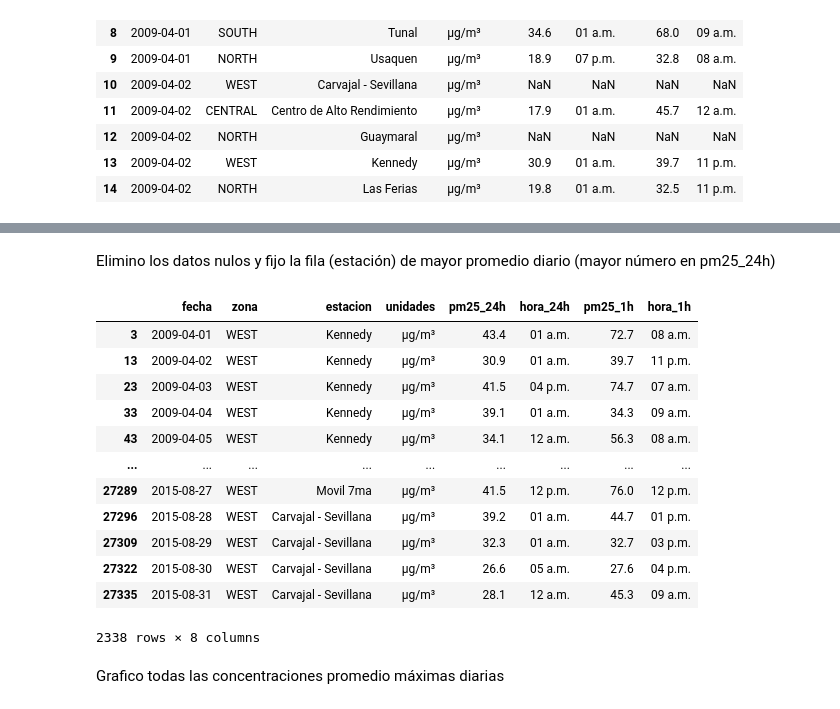
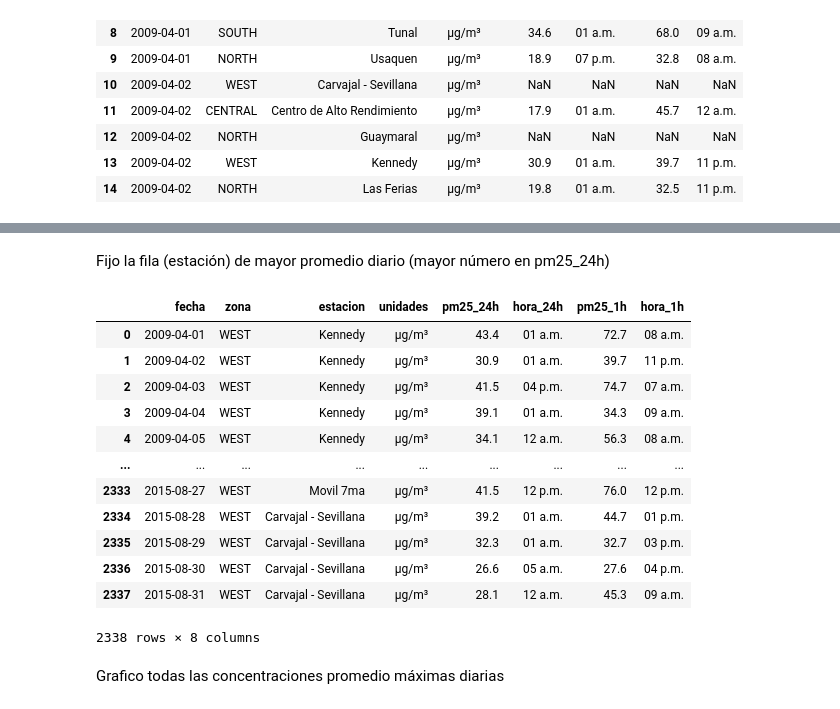
Before and after one commit to Aleja-Gonzalez/PI, a Jupyter notebook: Análisis.ipynb, the cells around one changed output, grey strips where cells are left out. Saved outputs shown, nothing was run; the diff lists cells and outputs as text; code cells hidden in the pictures.

```diff
--- a/Análisis.ipynb
+++ b/Análisis.ipynb
@@ -64,22 +163,23 @@ datos["fecha"] = pd.to_datetime(datos["fecha"])
 # %% [markdown]
-Elimino los datos nulos y fijo la fila (estación) de mayor promedio diario (mayor número en pm25_24h)
+Fijo la fila (estación) de mayor promedio diario (mayor número en pm25_24h)
 # %%
-datos_validos = datos.dropna(subset=["pm25_24h"])
-filas_maximas = datos_validos.loc[datos_validos.groupby("fecha")["pm25_24h"].idxmax()]
+datos_limpios = datos_validos[datos_validos['Cluster'] == 0]
+filas_maximas = datos_limpios.loc[datos_limpios.groupby("fecha")["pm25_24h"].idxmax()].drop(columns=["Cluster"])
+filas_maximas = filas_maximas.sort_values(by="fecha").reset_index(drop=True)
 filas_maximas
 # %% [output]
 |  | fecha | zona | estacion | unidades | pm25_24h | hora_24h | pm25_1h | hora_1h |
-| 3 | 2009-04-01 | WEST | Kennedy | µg/m³ | 43.4 | 01 a.m. | 72.7 | 08 a.m. |
-| 13 | 2009-04-02 | WEST | Kennedy | µg/m³ | 30.9 | 01 a.m. | 39.7 | 11 p.m. |
-| 23 | 2009-04-03 | WEST | Kennedy | µg/m³ | 41.5 | 04 p.m. | 74.7 | 07 a.m. |
-| 33 | 2009-04-04 | WEST | Kennedy | µg/m³ | 39.1 | 01 a.m. | 34.3 | 09 a.m. |
-| 43 | 2009-04-05 | WEST | Kennedy | µg/m³ | 34.1 | 12 a.m. | 56.3 | 08 a.m. |
+| 0 | 2009-04-01 | WEST | Kennedy | µg/m³ | 43.4 | 01 a.m. | 72.7 | 08 a.m. |
+| 1 | 2009-04-02 | WEST | Kennedy | µg/m³ | 30.9 | 01 a.m. | 39.7 | 11 p.m. |
+| 2 | 2009-04-03 | WEST | Kennedy | µg/m³ | 41.5 | 04 p.m. | 74.7 | 07 a.m. |
+| 3 | 2009-04-04 | WEST | Kennedy | µg/m³ | 39.1 | 01 a.m. | 34.3 | 09 a.m. |
+| 4 | 2009-04-05 | WEST | Kennedy | µg/m³ | 34.1 | 12 a.m. | 56.3 | 08 a.m. |
 | ... | ... | ... | ... | ... | ... | ... | ... | ... |
-| 27289 | 2015-08-27 | WEST | Movil 7ma | µg/m³ | 41.5 | 12 p.m. | 76.0 | 12 p.m. |
-| 27296 | 2015-08-28 | WEST | Carvajal - Sevillana | µg/m³ | 39.2 | 01 a.m. | 44.7 | 01 p.m. |
-| 27309 | 2015-08-29 | WEST | Carvajal - Sevillana | µg/m³ | 32.3 | 01 a.m. | 32.7 | 03 p.m. |
-| 27322 | 2015-08-30 | WEST | Carvajal - Sevillana | µg/m³ | 26.6 | 05 a.m. | 27.6 | 04 p.m. |
-| 27335 | 2015-08-31 | WEST | Carvajal - Sevillana | µg/m³ | 28.1 | 12 a.m. | 45.3 | 09 a.m. |
+| 2333 | 2015-08-27 | WEST | Movil 7ma | µg/m³ | 41.5 | 12 p.m. | 76.0 | 12 p.m. |
+| 2334 | 2015-08-28 | WEST | Carvajal - Sevillana | µg/m³ | 39.2 | 01 a.m. | 44.7 | 01 p.m. |
+| 2335 | 2015-08-29 | WEST | Carvajal - Sevillana | µg/m³ | 32.3 | 01 a.m. | 32.7 | 03 p.m. |
+| 2336 | 2015-08-30 | WEST | Carvajal - Sevillana | µg/m³ | 26.6 | 05 a.m. | 27.6 | 04 p.m. |
+| 2337 | 2015-08-31 | WEST | Carvajal - Sevillana | µg/m³ | 28.1 | 12 a.m. | 45.3 | 09 a.m. |
 2338 rows × 8 columns
 # %% [markdown]
 Grafico todas las concentraciones promedio máximas diarias
```
Also changed, not shown: parts of 15 cells of this notebook, 1 other file.
